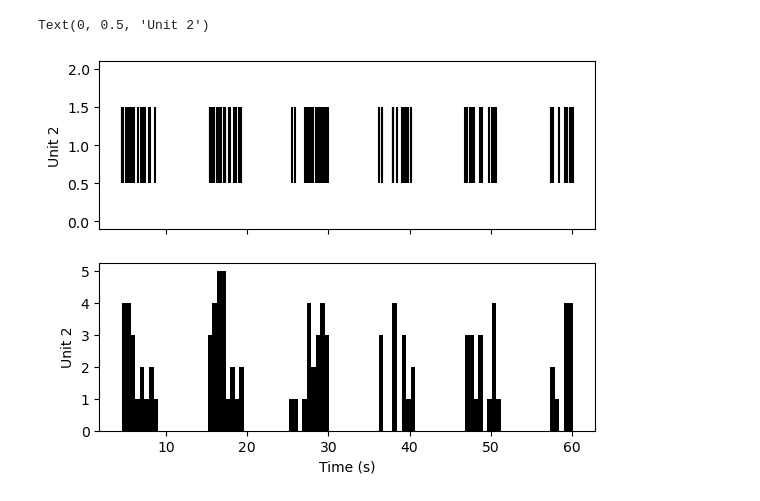
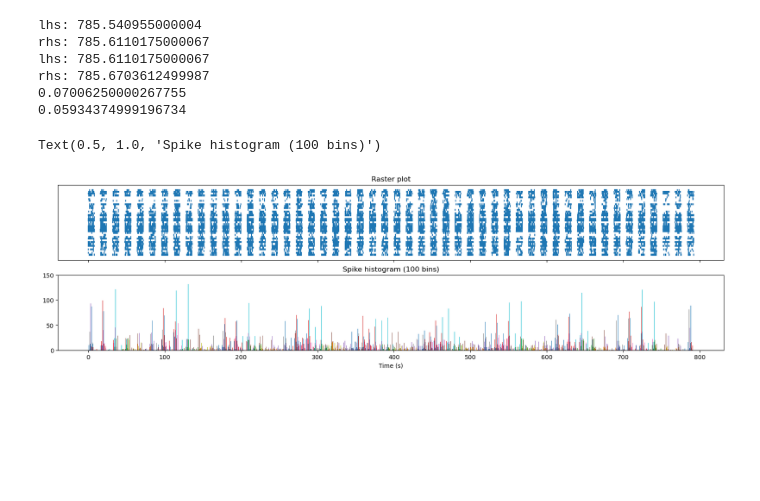
Before and after one commit to janhohenheim/usz-neuro-conversion, a Jupyter notebook: notebooks/export_spike_intervals.ipynb, the cells around one changed output. Drawn from its saved outputs; the diff is of its cells as text; code cells hidden in the pictures; blank space fills up the shorter version.

Commit message:
Export intervals

```diff
--- a/notebooks/export_spike_intervals.ipynb
+++ b/notebooks/export_spike_intervals.ipynb
@@ -21,6 +21,6 @@ from usz_neuro_conversion.common import (
 import matplotlib.pyplot as plt
 from usz_neuro_conversion.common import create_nwb_io_for_reading, NwbContext
 # %%
-context = NwbContext(subject=1, session=1, project="Human_MTL_units_visual_WM")
+context = NwbContext(subject=1, session=1, project="Human_MTL_units_scalp_eeg_and_ieeg_verbal_wm")
 io = create_nwb_io_for_reading(context)
 nwb = io.read()
@@ -28,0 +27,33 @@ units: pd.DataFrame = nwb.units.to_dataframe()
+# %%
+unit_count = len(nwb.units["id"])
+trial_count = len(nwb.units["obs_intervals"][0])
+spike_times = [
+    [nwb.units.get_unit_spike_times(unit, list(interval)) for interval in nwb.units.get_unit_obs_intervals(unit)] for
+    unit in range(unit_count)]
+spike_intervals = [
+    [list(zip(interval, interval[1:])) for interval in unit] for unit in spike_times
+]
+spike_times = [
+    np.concatenate(times) for times in spike_times
+]
+
+unit = spike_intervals[-1]
+interval = unit[-1]
+for lhs, rhs in interval:
+    print("lhs:", lhs)
+    print("rhs:", rhs)
+
+spike_intervals = [
+    [[rhs - lhs for lhs, rhs in interval] for interval in unit] for unit in spike_intervals
+]
+unit = spike_intervals[-1]
+interval = unit[-1]
+for diff in interval:
+    print(diff)
+# %% [output]
+lhs: 785.540955000004
+rhs: 785.6110175000067
+lhs: 785.6110175000067
+rhs: 785.6703612499987
+0.07006250000267755
+0.05934374999196734
@@ -29,12 +102,15 @@ units: pd.DataFrame = nwb.units.to_dataframe()
 # %%
-spikes = units["spike_times"][2][:100]
 fig, ax = plt.subplots(2, 1, sharex="all")
+fig.set_size_inches(20, 5)
 plt.xlabel("Time (s)")
-ax[0].eventplot(spikes, color="black")
-ax[0].set_ylabel("Unit 2")
 
-ax[1].hist(spikes, bins=100, color="black")
-ax[1].set_ylabel("Unit 2")
+ax[0].eventplot(spike_times)
+
+ax[0].set_yticks([])
+ax[0].set_title(f"Raster plot")
+
+ax[1].hist(spike_times, bins=100)
+ax[1].set_title(f"Spike histogram (100 bins)")
 # %% [output]
-Text(0, 0.5, 'Unit 2')
+Text(0.5, 1.0, 'Spike histogram (100 bins)')
-[figure, old version]
+[figure, new version]
```
Also changed, not shown: parts of 4 cells of this notebook, 6 other files.
